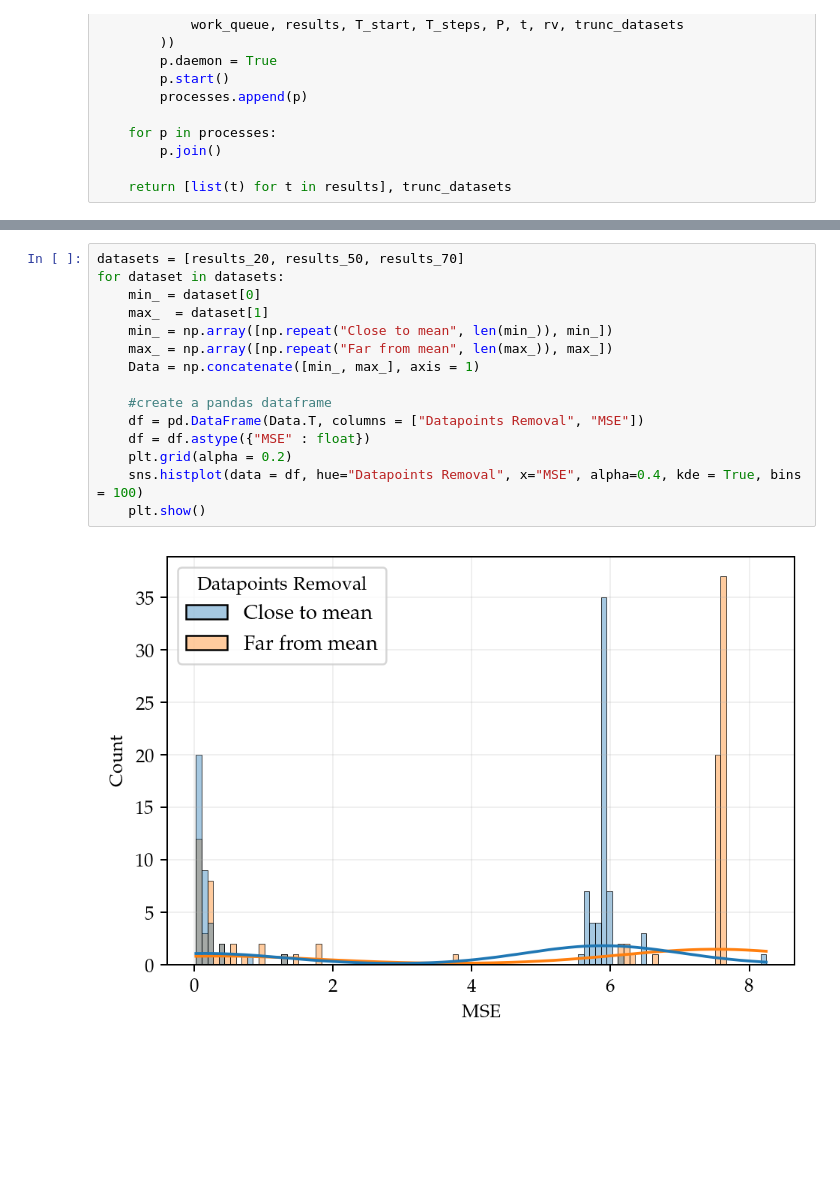
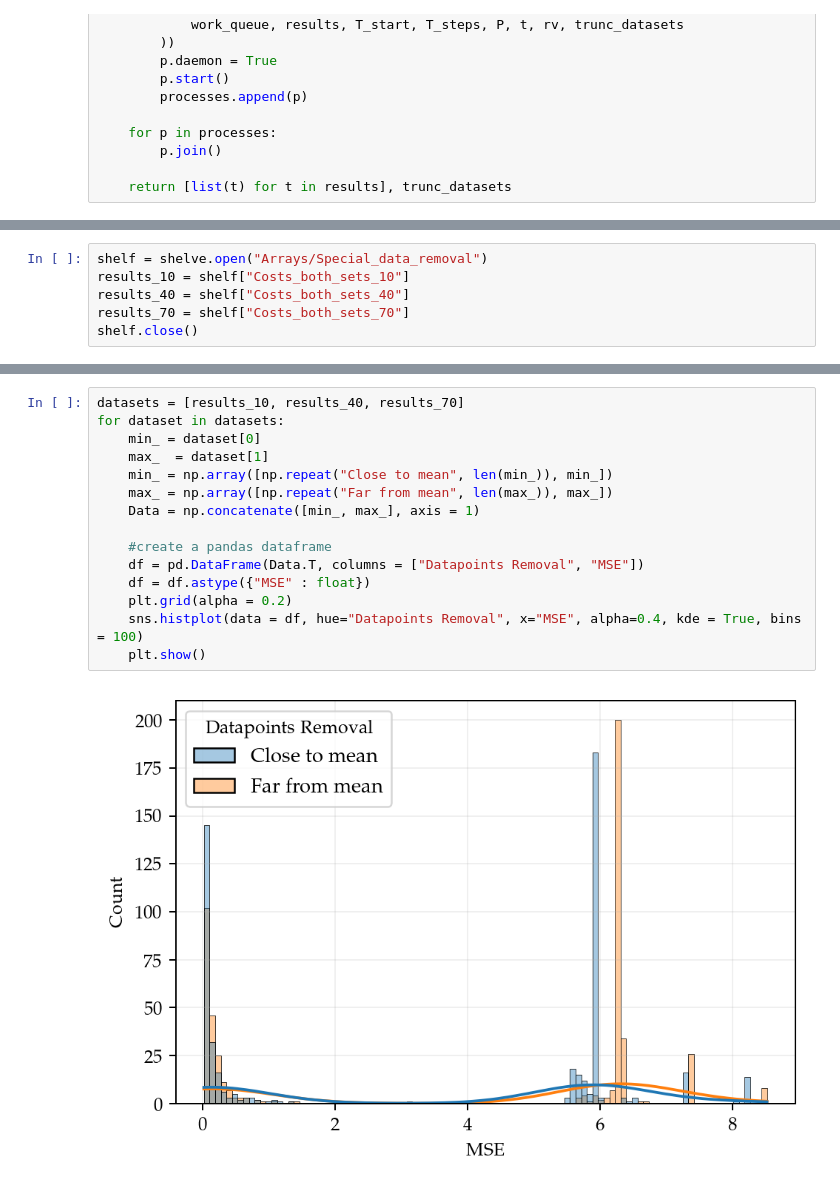
Before and after one commit to Maloup/stochastic-simulation-assignment3, a Jupyter notebook: Critical data points analysis.ipynb, the cells around one changed output, grey strips where cells are left out. Drawn from its saved outputs; the diff is of its cells as text; blank space fills up the shorter version.

```diff
--- a/Critical data points analysis.ipynb
+++ b/Critical data points analysis.ipynb
@@ -93,4 +94,10 @@ if False:
     shelf["Costs_both_sets_70"] = results_70
 
     shelf.close()
+# %%
+shelf = shelve.open("Arrays/Special_data_removal")
+results_10 = shelf["Costs_both_sets_10"]
+results_40 = shelf["Costs_both_sets_40"]
+results_70 = shelf["Costs_both_sets_70"]
+shelf.close()
 # %%
@@ -150,19 +159,19 @@ plt.show()
 # %% [output]
 [figure]
 # %%
-datasets = [results_20, results_50, results_70]
+datasets = [results_10, results_40, results_70]
 for dataset in datasets:
     min_ = dataset[0]
     max_  = dataset[1]
     min_ = np.array([np.repeat("Close to mean", len(min_)), min_])
     max_ = np.array([np.repeat("Far from mean", len(max_)), max_])
     Data = np.concatenate([min_, max_], axis = 1)
 
     #create a pandas dataframe
     df = pd.DataFrame(Data.T, columns = ["Datapoints Removal", "MSE"])
     df = df.astype({"MSE" : float})
     plt.grid(alpha = 0.2)
     sns.histplot(data = df, hue="Datapoints Removal", x="MSE", alpha=0.4, kde = True, bins = 100)
     plt.show()
 # %% [output]
-[figure, old version]
+[figure, new version]
```
Also changed, not shown: parts of 8 cells of this notebook, 11 other files.
